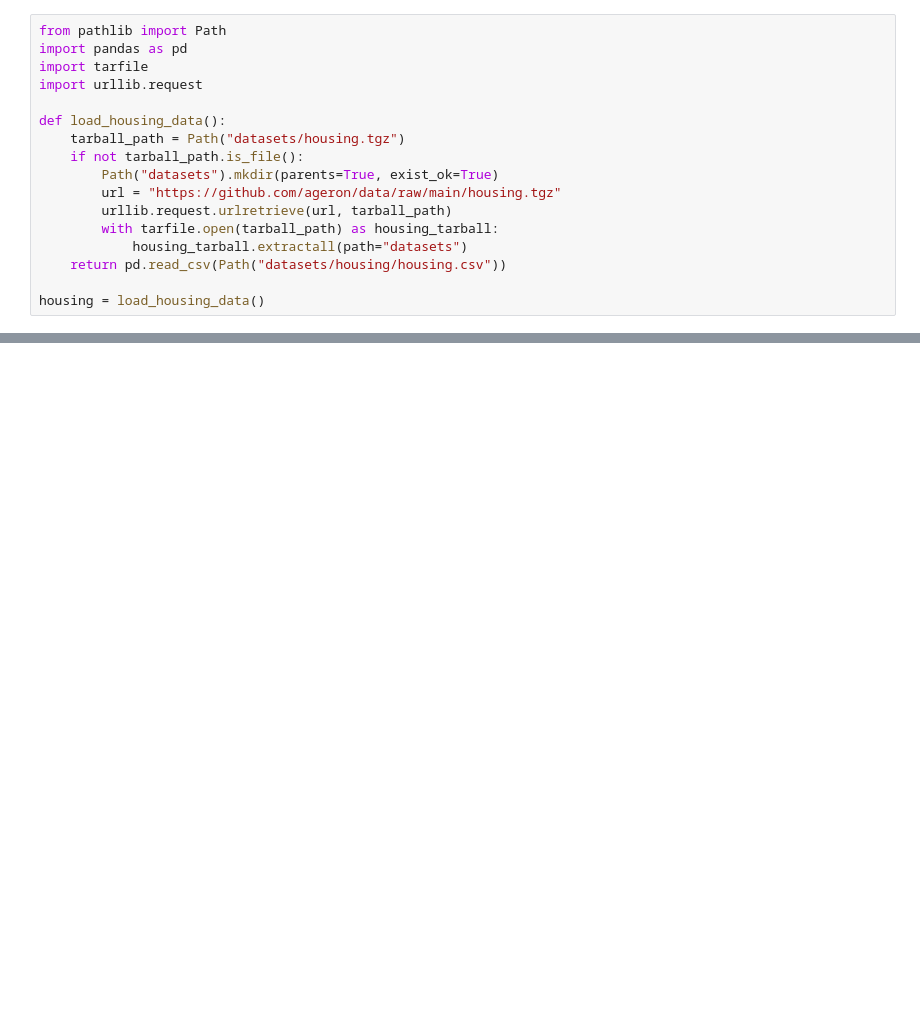
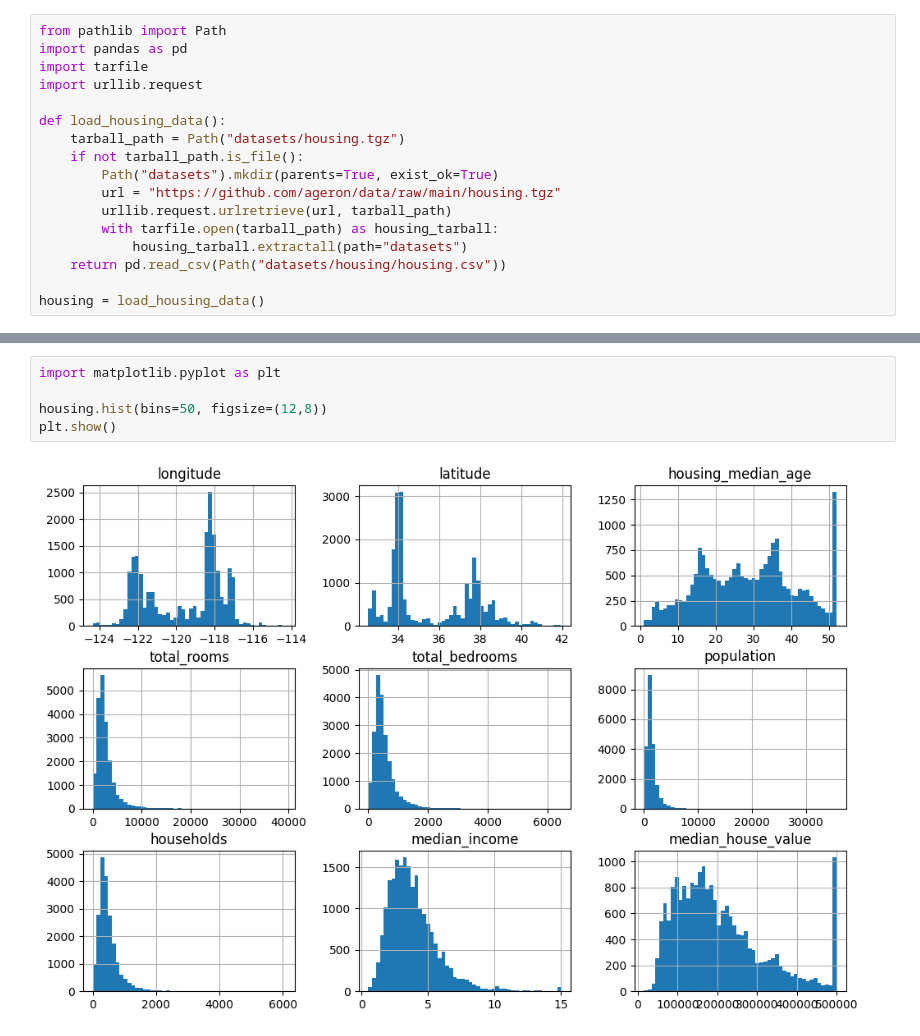
Before and after one commit to backstone025/ML-with-Keras-and-TensorFlow, a Jupyter notebook: 2_2_get_the_Data.ipynb, the cells around one changed output, grey strips where cells are left out. Cells and saved outputs as stored; diff of their text form; blank space fills up the shorter version.

```diff
--- a/2_2_get_the_Data.ipynb
+++ b/2_2_get_the_Data.ipynb
@@ -134,0 +200,7 @@ dataframe을 설명하는 용어로 이는 리스트나 배열과는 다른 구
+# %%
+import matplotlib.pyplot as plt
+
+housing.hist(bins=50, figsize=(12,8))
+plt.show()
+# %% [output]
+[figure, added]
```
Also changed, not shown: parts of 22 cells of this notebook.
